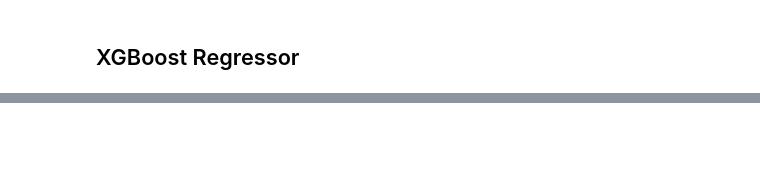
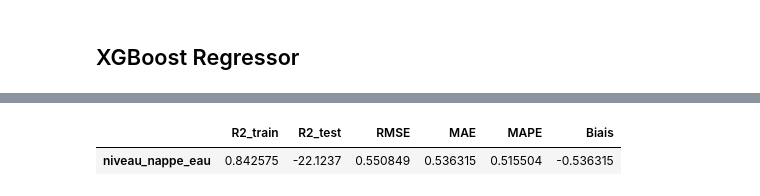
Before and after one commit to lauradmch/NappeCast-forecasting, a Jupyter notebook: notebooks/machine_learning.ipynb, the cells around one changed output, grey strips where cells are left out. Cells and saved outputs as stored; diff of their text form; code cells hidden in the pictures; blank space fills up the shorter version.

```diff
--- a/notebooks/machine_learning.ipynb
+++ b/notebooks/machine_learning.ipynb
@@ -155,0 +118,5 @@ predictions_xgboost_reg, evaluation_metrics_xgboost_reg = xgboost_regressor(df)
+# %%
+evaluation_metrics_xgboost_reg
+# %% [output]
+|  | R2_train | R2_test | RMSE | MAE | MAPE | Biais |
+| niveau_nappe_eau | 0.842575 | -22.1237 | 0.550849 | 0.536315 | 0.515504 | -0.536315 |
```
Also changed, not shown: parts of 14 cells of this notebook.
